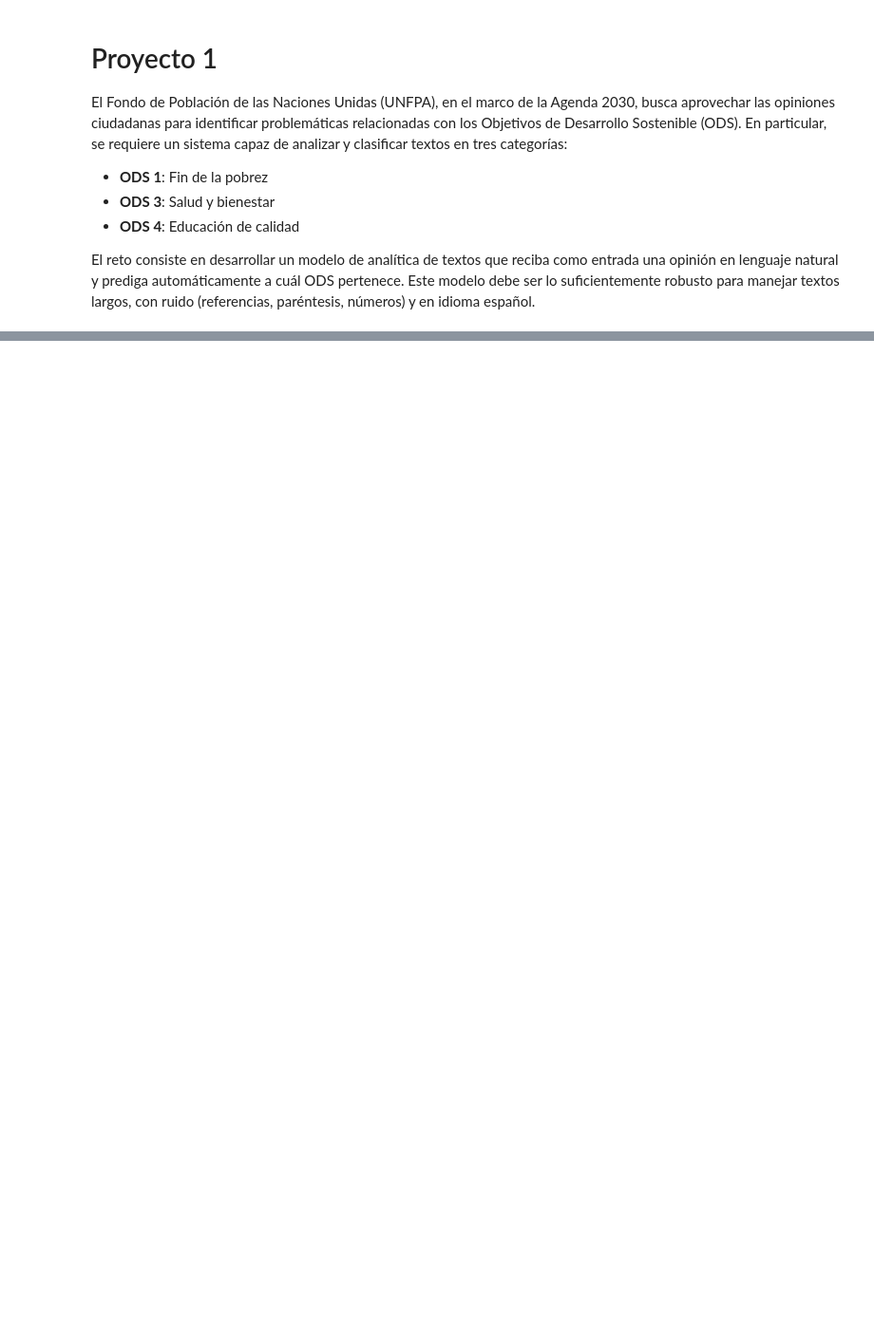
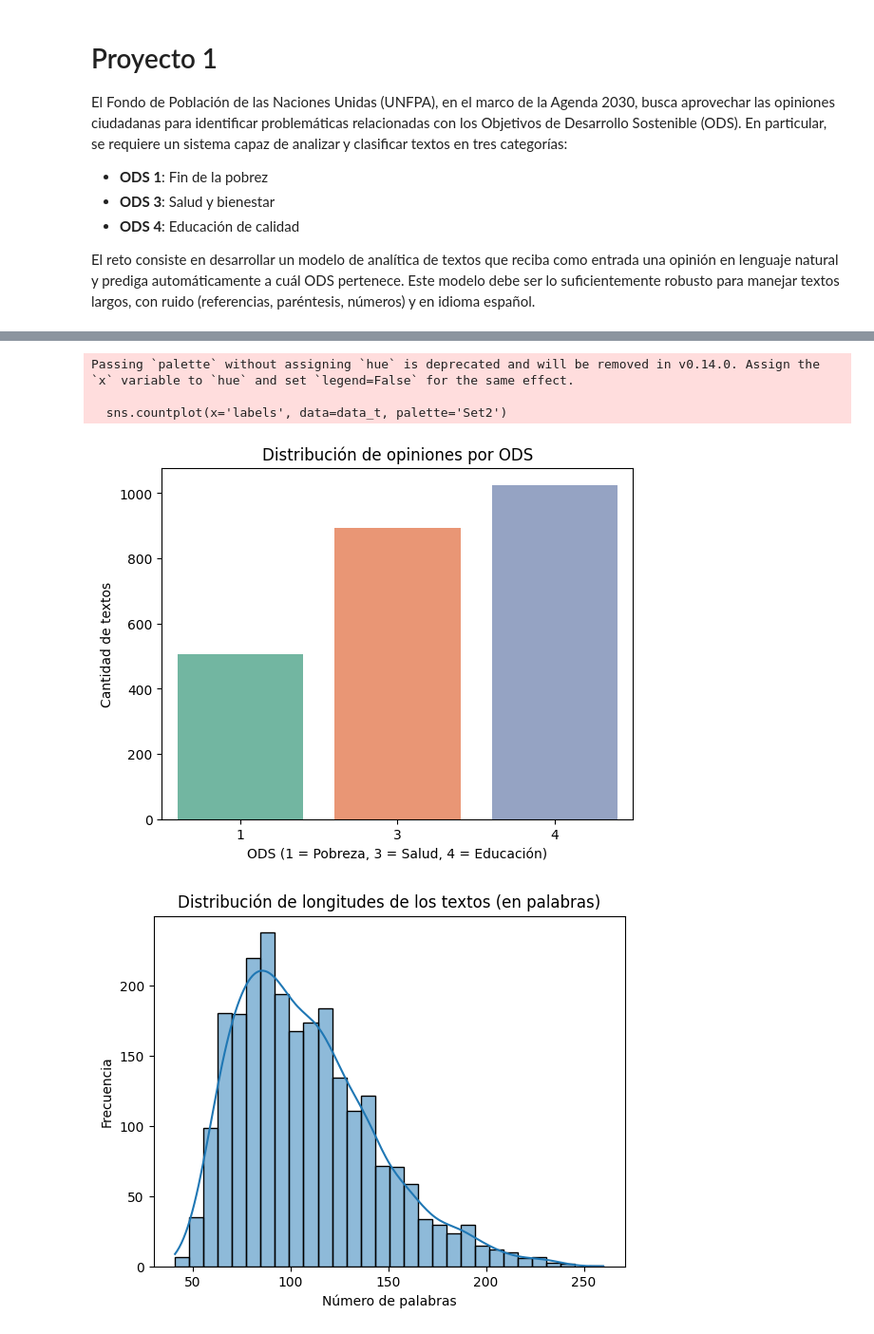
Before and after one commit to julianaduranl/GProy1E1--9, a Jupyter notebook: noteboook.ipynb, the cells around one changed output, grey strips where cells are left out. Shown at 95% size. Saved outputs shown, nothing was run; the diff lists cells and outputs as text; code cells hidden in the pictures; blank space fills up the shorter version.

```diff
--- a/noteboook.ipynb
+++ b/noteboook.ipynb
@@ -97,0 +70,9 @@ STOP_ES = set(stopwords.words('spanish'))
+# %%
+# Lectura del dataset principal
+data = pd.read_excel("Datos_proyecto.xlsx")
+
+# Asignación a una nueva variable para trabajar
+data_t = data.copy()
+
+# Vista inicial
+data_t.head()
@@ -97,0 +115,7 @@ STOP_ES = set(stopwords.words('spanish'))
+# %%
+# Crear columna con longitud de cada texto (en palabras)
+data_t['longitud'] = data_t['textos'].apply(lambda x: len(str(x).split()))
+
+# Estadísticas descriptivas
+print("\nEstadísticas de la longitud de los textos:")
+print(data_t['longitud'].describe())
@@ -97,0 +133,21 @@ STOP_ES = set(stopwords.words('spanish'))
+# %%
+
+# Distribución de las etiquetas
+sns.countplot(x='labels', data=data_t, palette='Set2')
+plt.title("Distribución de opiniones por ODS")
+plt.xlabel("ODS (1 = Pobreza, 3 = Salud, 4 = Educación)")
+plt.ylabel("Cantidad de textos")
+plt.show()
+
+# Histograma de longitudes de texto
+sns.histplot(data_t['longitud'], bins=30, kde=True)
+plt.title("Distribución de longitudes de los textos (en palabras)")
+plt.xlabel("Número de palabras")
+plt.ylabel("Frecuencia")
+plt.show()
+# %% [output]
+Passing `palette` without assigning `hue` is deprecated and will be removed in v0.14.0. Assign the `x` variable to `hue` and set `legend=False` for the same effect.
+
+  sns.countplot(x='labels', data=data_t, palette='Set2')
+[figure, added]
+[figure, added]
```
Also changed, not shown: parts of 19 cells of this notebook.
